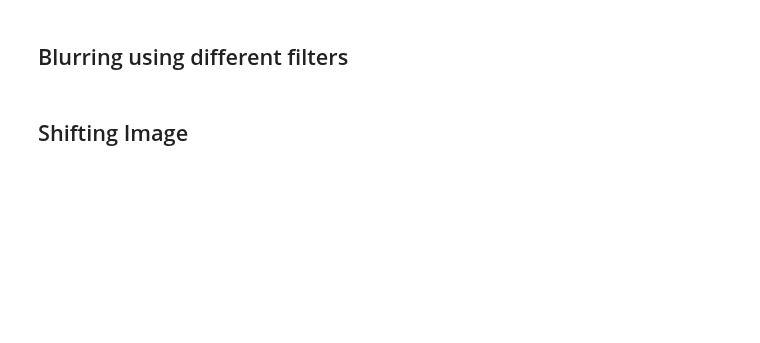
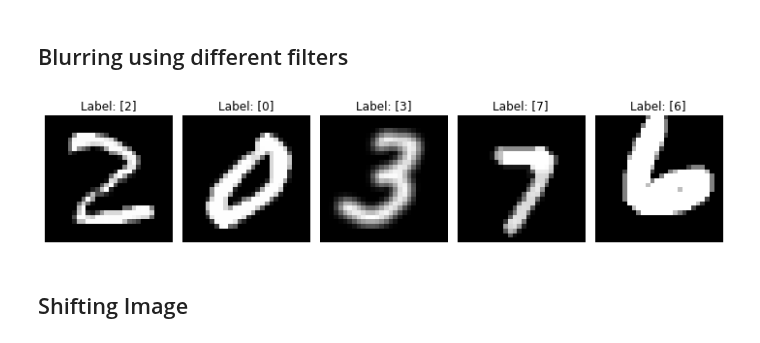
Before and after one commit to kattelsameer/HandWritten-Digit-Recognition-using-Deep-Learning, a Jupyter notebook: 10. Extended/Data Augmentation.ipynb, the cells around one changed output. Drawn from its saved outputs; the diff is of its cells as text; code cells hidden in the pictures; blank space fills up the shorter version.

```diff
--- a/10. Extended/Data Augmentation.ipynb
+++ b/10. Extended/Data Augmentation.ipynb
@@ -72,8 +75,8 @@ def rotate_images(images,labels, save_image = False):
 
     for i in range(m):
         # randomly selecting angle between the range -45 to -15 and 15 to 45
-        pos_angle = np.random.randint(low = 10, high = 45)
-        neg_angle = np.random.randint(low = -45, high = -10)
+        pos_angle = np.random.randint(low = 0, high = 60)
+        neg_angle = np.random.randint(low = -60, high = 0)
         angle = np.random.choice([pos_angle,neg_angle])
 
         rotated_img = ndimage.rotate(images[i], angle, reshape=False, mode = "nearest")
@@ -118,11 +123,11 @@ def blur_images(images, labels, filter_mode = "random", random_filter = False, s
             filter_mode = np.random.choice(filters)
 
         if filter_mode == "gaussian":
-            sig = np.random.uniform(low = 0, high = 2)
+            sig = np.random.uniform(low = 0, high = 2.5)
             blurred_img = ndimage.gaussian_filter(images[i], sigma=sig,  mode = "nearest")
 
         elif filter_mode =="maximum":
-            s = np.random.uniform(low = 2, high = 4)
+            s = np.random.uniform(low = 0, high = 4)
             blurred_img = ndimage.maximum_filter(images[i], size= s,  mode = "nearest")
 
         elif filter_mode == "minimum":
@@ -130,11 +135,11 @@ def blur_images(images, labels, filter_mode = "random", random_filter = False, s
             blurred_img = ndimage.minimum_filter(images[i], size= s,  mode = "nearest")
 
         elif filter_mode == "median":
-            s = np.random.randint(low = 2, high = 6)
+            s = np.random.randint(low = 1, high = 6)
             blurred_img = ndimage.median_filter(images[i], size= s,  mode = "nearest")
 
         elif filter_mode == "uniform":
-            s = np.random.uniform(low = 2, high = 6)
+            s = np.random.uniform(low = 1, high = 6)
             blurred_img = ndimage.uniform_filter(images[i], size= s, mode = "nearest")
 
         else:
@@ -150,16 +155,18 @@ def blur_images(images, labels, filter_mode = "random", random_filter = False, s
 # %%
 fig = plt.figure(figsize=(10, 3))
 axes = fig.subplots(1, imgs.shape[0])
 
-blurred_images, labels = blur_images(imgs,lbls, filter_mode = "maximum",random_filter = True, save_image = False)
+blurred_images, labels = blur_images(imgs,lbls, filter_mode = "uniform",random_filter = True, save_image = False)
 
 for i in range(lbls.shape[0]):
     axes[i].imshow(blurred_images[i], cmap='gray')
     axes[i].set_title("Label: %s"%labels[i])
     axes[i].set_axis_off()
 
 fig.set_tight_layout(True)
 plt.show()
+# %% [output]
+[figure, added]
 # %% [markdown]
 ## Shifting Image
 # %%
```
Also changed, not shown: parts of 10 cells of this notebook, 1 other file.
